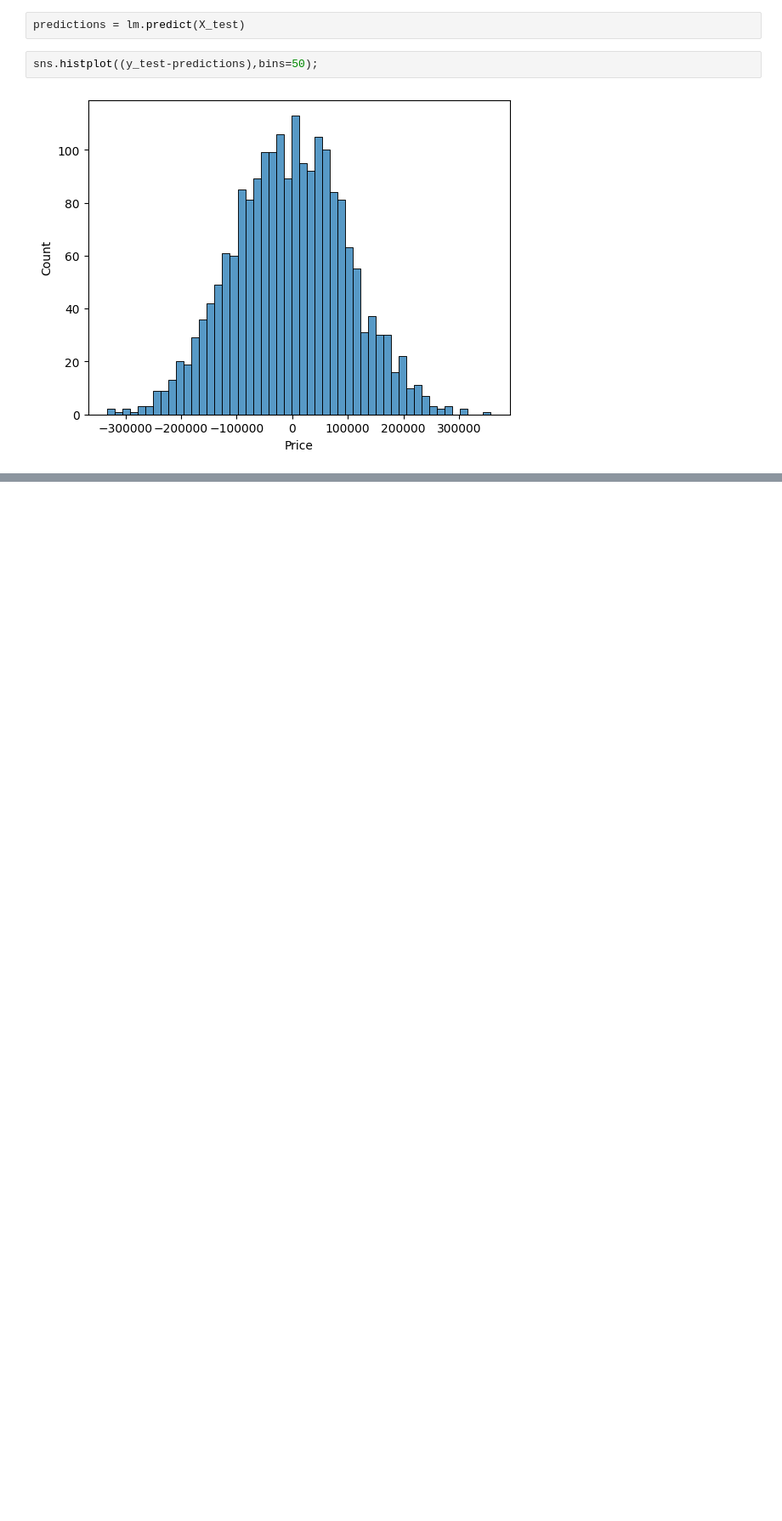
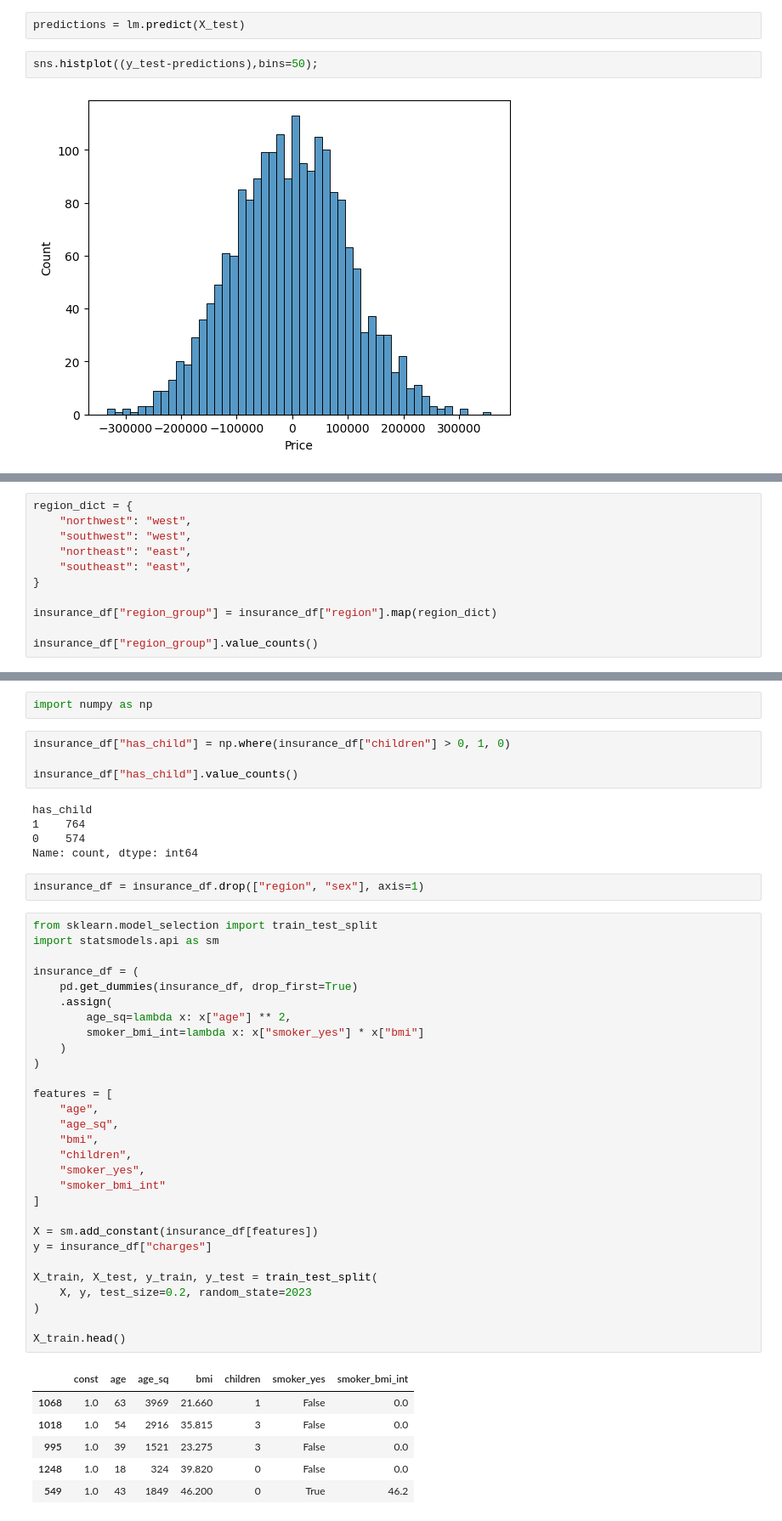
Before and after one commit to MigleSdc/BIT-kursai, a Jupyter notebook: 05_Regressions/2_27_lecture.ipynb, the cells around one changed output, grey strips where cells are left out. Shown at 85% size. Cells and saved outputs as stored; diff of their text form; blank space fills up the shorter version.

```diff
--- a/05_Regressions/2_27_lecture.ipynb
+++ b/05_Regressions/2_27_lecture.ipynb
@@ -75,0 +109,11 @@ sns.histplot((y_test-predictions),bins=50);
+# %%
+region_dict = {
+    "northwest": "west",
+    "southwest": "west",
+    "northeast": "east",
+    "southeast": "east",
+}
+
+insurance_df["region_group"] = insurance_df["region"].map(region_dict)
+
+insurance_df["region_group"].value_counts()
@@ -75,0 +125,49 @@ sns.histplot((y_test-predictions),bins=50);
+# %%
+import numpy as np
+# %%
+insurance_df["has_child"] = np.where(insurance_df["children"] > 0, 1, 0)
+
+insurance_df["has_child"].value_counts()
+# %% [output]
+has_child
+1    764
+0    574
+Name: count, dtype: int64
+# %%
+insurance_df = insurance_df.drop(["region", "sex"], axis=1)
+# %%
+from sklearn.model_selection import train_test_split
+import statsmodels.api as sm
+
+insurance_df = (
+    pd.get_dummies(insurance_df, drop_first=True)
+    .assign(
+        age_sq=lambda x: x["age"] ** 2,
+        smoker_bmi_int=lambda x: x["smoker_yes"] * x["bmi"]
+    )
+)
+
+features = [
+    "age",
+    "age_sq",
+    "bmi",
+    "children",
+    "smoker_yes",
+    "smoker_bmi_int"
+]
+
+X = sm.add_constant(insurance_df[features])
+y = insurance_df["charges"]
+
+X_train, X_test, y_train, y_test = train_test_split(
+    X, y, test_size=0.2, random_state=2023
+)
+
+X_train.head()
+# %% [output]
+|  | const | age | age_sq | bmi | children | smoker_yes | smoker_bmi_int |
+| 1068 | 1.0 | 63 | 3969 | 21.660 | 1 | False | 0.0 |
+| 1018 | 1.0 | 54 | 2916 | 35.815 | 3 | False | 0.0 |
+| 995 | 1.0 | 39 | 1521 | 23.275 | 3 | False | 0.0 |
+| 1248 | 1.0 | 18 | 324 | 39.820 | 0 | False | 0.0 |
+| 549 | 1.0 | 43 | 1849 | 46.200 | 0 | True | 46.2 |
```
Also changed, not shown: parts of 4 cells of this notebook.
